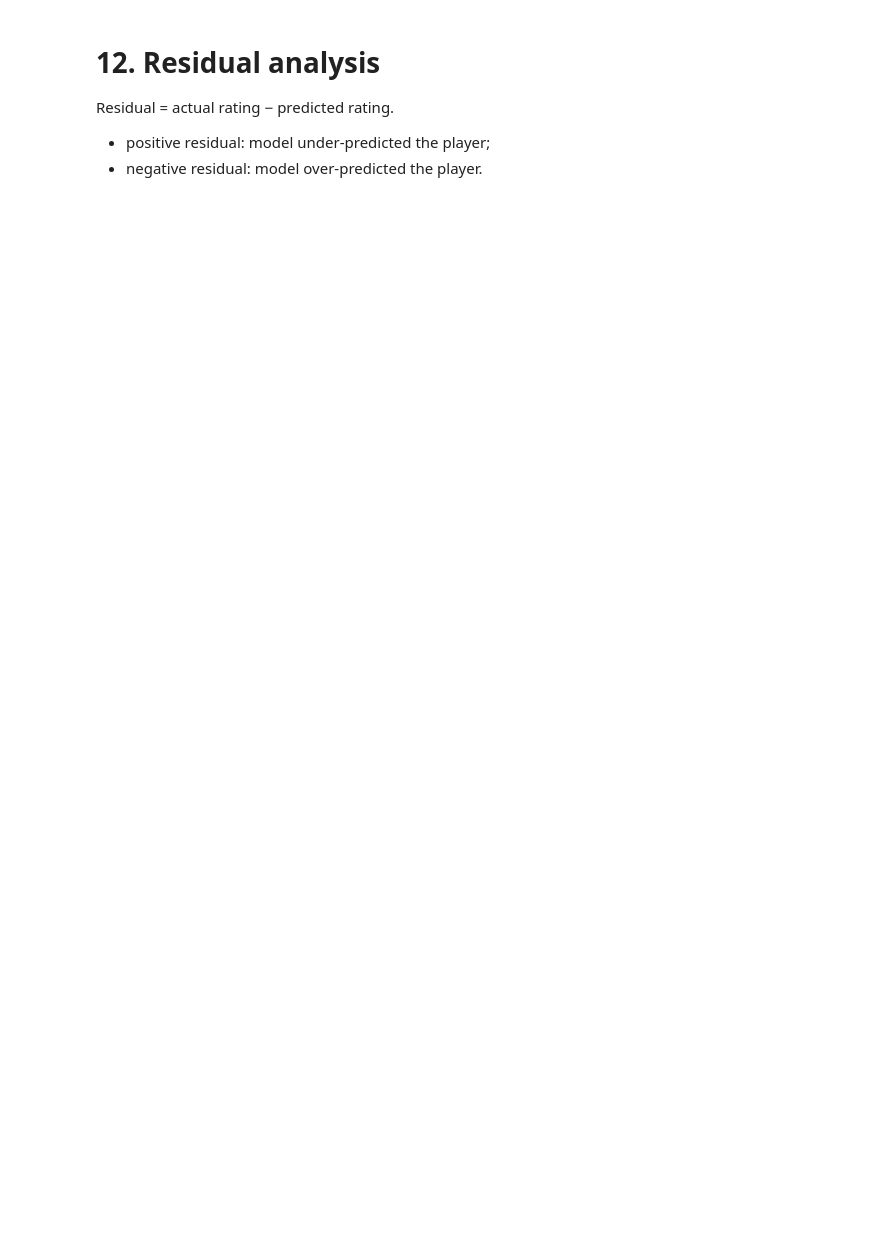
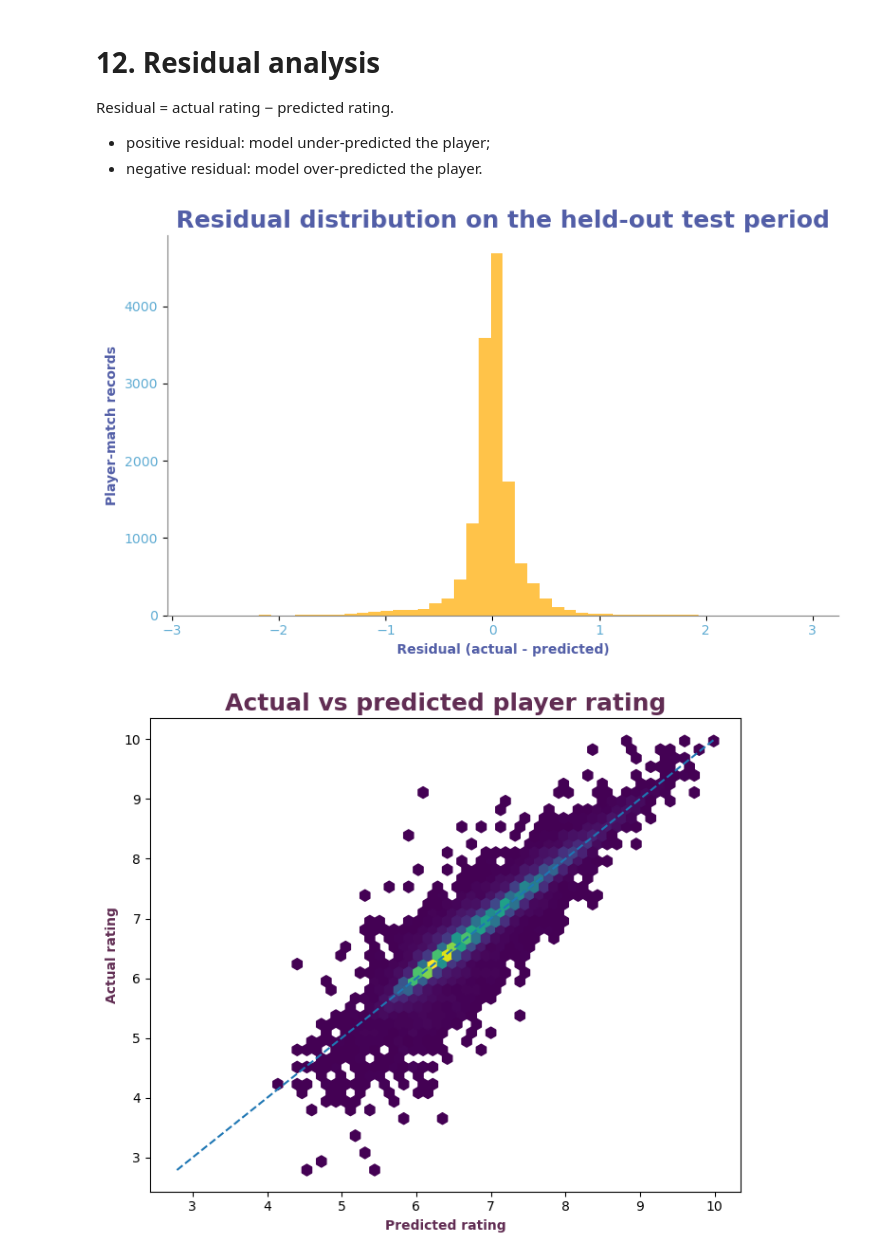
Before and after one commit to saba-ghorashi/football-player-rating-analysis, a Jupyter notebook: football_player_rating_analysis.ipynb, the cells around one changed output. Cells and saved outputs as stored; diff of their text form; code cells hidden in the pictures; blank space fills up the shorter version.

```diff
--- a/football_player_rating_analysis.ipynb
+++ b/football_player_rating_analysis.ipynb
@@ -1601,30 +1656,38 @@ Residual = actual rating − predicted rating.
 - negative residual: model over-predicted the player.
 # %%
 plt.figure(figsize=(8, 5))
-plt.hist(test_eval["residual"], bins=50)
-plt.xlabel("Residual (actual - predicted)")
-plt.ylabel("Player-match records")
-plt.title("Residual distribution on the held-out test period")
+plt.hist(test_eval["residual"], bins=50,color="#FFC349")
+plt.xlabel("Residual (actual - predicted)",color="#525EA7",weight="bold")
+plt.ylabel("Player-match records",color="#525EA7",weight="bold")
+plt.title("Residual distribution on the held-out test period",color="#525EA7",weight="bold",fontsize=18)
+plt.xticks(color="#5FACD3")
+plt.yticks(color="#5FACD3")
+ax=plt.gca()
+ax.spines[["top","right"]].set_visible(False)
+ax.spines[["bottom","left"]].set_color("gray")
 plt.tight_layout()
 plt.show()
 
 plt.figure(figsize=(7, 6))
 plt.hexbin(
     test_eval["prediction"],
     test_eval[TARGET],
     gridsize=45,
     mincnt=1
 )
 lims = [
     min(test_eval["prediction"].min(), test_eval[TARGET].min()),
     max(test_eval["prediction"].max(), test_eval[TARGET].max())
 ]
 plt.plot(lims, lims, linestyle="--")
-plt.xlabel("Predicted rating")
-plt.ylabel("Actual rating")
-plt.title("Actual vs predicted player rating")
+plt.xlabel("Predicted rating",color="#612D53",weight="bold")
+plt.ylabel("Actual rating",color="#612D53",weight="bold")
+plt.title("Actual vs predicted player rating",color="#612D53",weight="bold",fontsize=18)
 plt.tight_layout()
 plt.show()
+# %% [output]
+[figure, added]
+[figure, added]
 # %%
 # Largest errors are inspected, not automatically deleted.
 largest_errors = test_eval.sort_values("abs_error", ascending=False).head(30)
```
Also changed, not shown: parts of 23 cells of this notebook, 4 other files.
